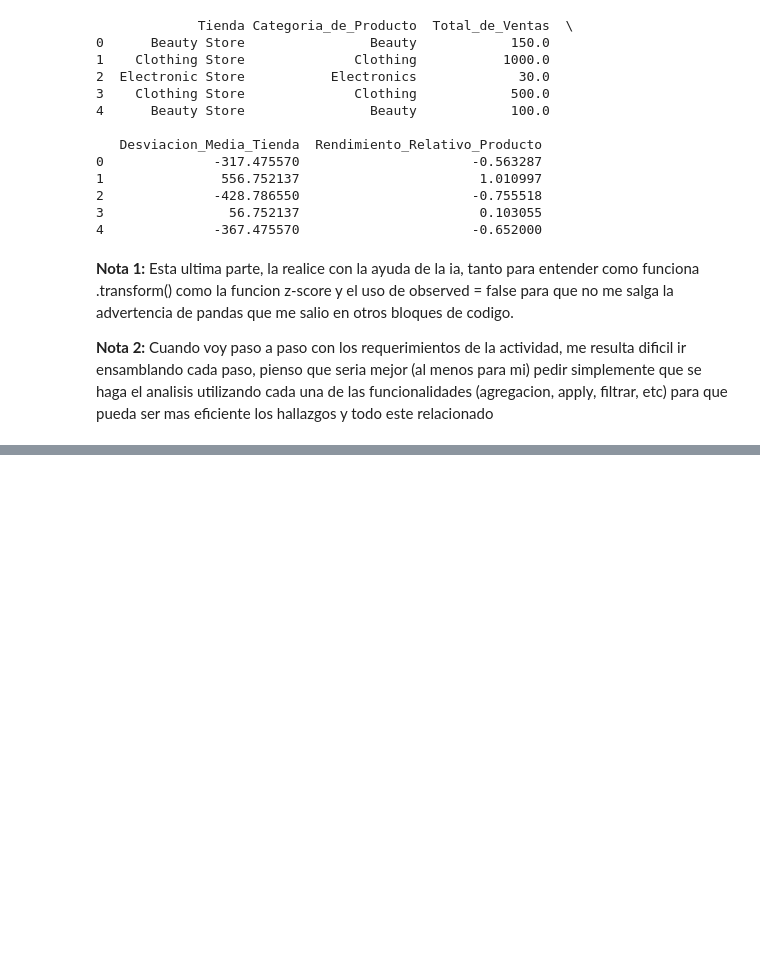
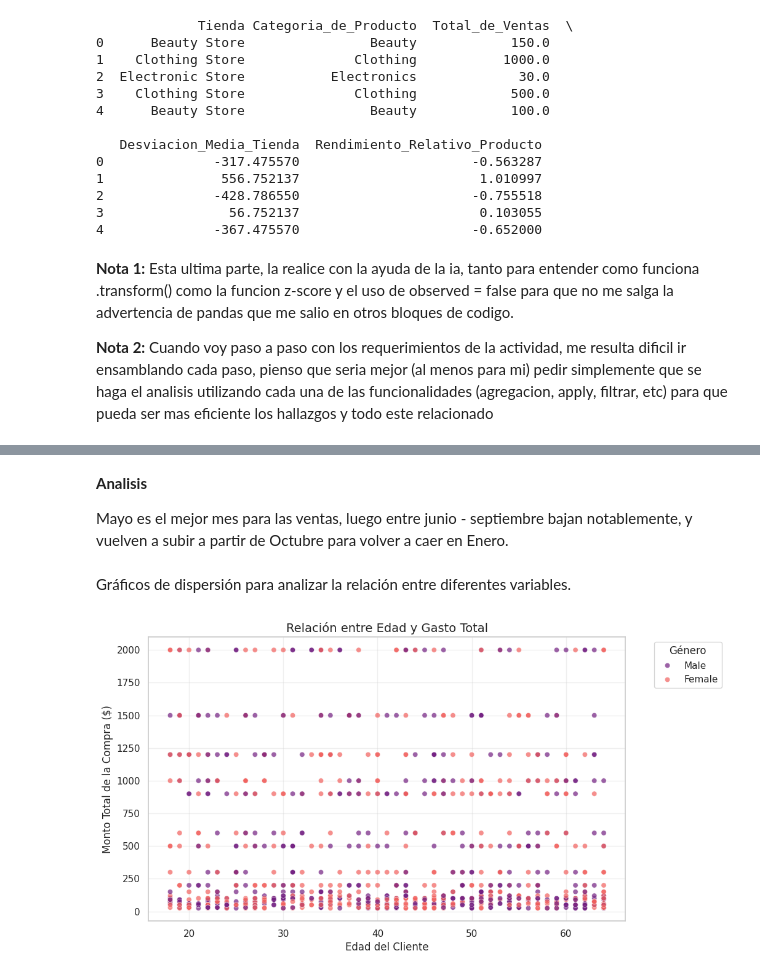
Before and after one commit to kalex066/RetailSales_DataAnalysis, a Jupyter notebook: notebooks/RetailSales_Analysis.ipynb, the cells around one changed output, grey strips where cells are left out. Drawn from its saved outputs; the diff is of its cells as text; code cells hidden in the pictures; blank space fills up the shorter version.

```diff
--- a/notebooks/RetailSales_Analysis.ipynb
+++ b/notebooks/RetailSales_Analysis.ipynb
@@ -595,0 +720,18 @@ Esta ultima parte, la realice con la ayuda de la ia, tanto para entender como fu
+# %% [markdown]
+**Analisis**
+
+Mayo es el mejor mes para las ventas, luego entre junio - septiembre bajan notablemente, y vuelven a subir a partir de Octubre para volver a caer en Enero.
+# %% [markdown]
+Gráficos de dispersión para analizar la relación entre diferentes variables.
+# %%
+plt.figure(figsize=(10, 6))
+sns.scatterplot(data=df_rs, x='Age', y='Total Amount', hue='Gender', alpha=0.7, palette='magma')
+
+plt.title('Relación entre Edad y Gasto Total', fontsize=14)
+plt.xlabel('Edad del Cliente', fontsize=12)
+plt.ylabel('Monto Total de la Compra ($)', fontsize=12)
+plt.legend(title='Género', bbox_to_anchor=(1.05, 1), loc='upper left')
+plt.grid(True, alpha=0.3)
+plt.show()
+# %% [output]
+[figure, added]
```
Also changed, not shown: parts of 17 cells of this notebook.
